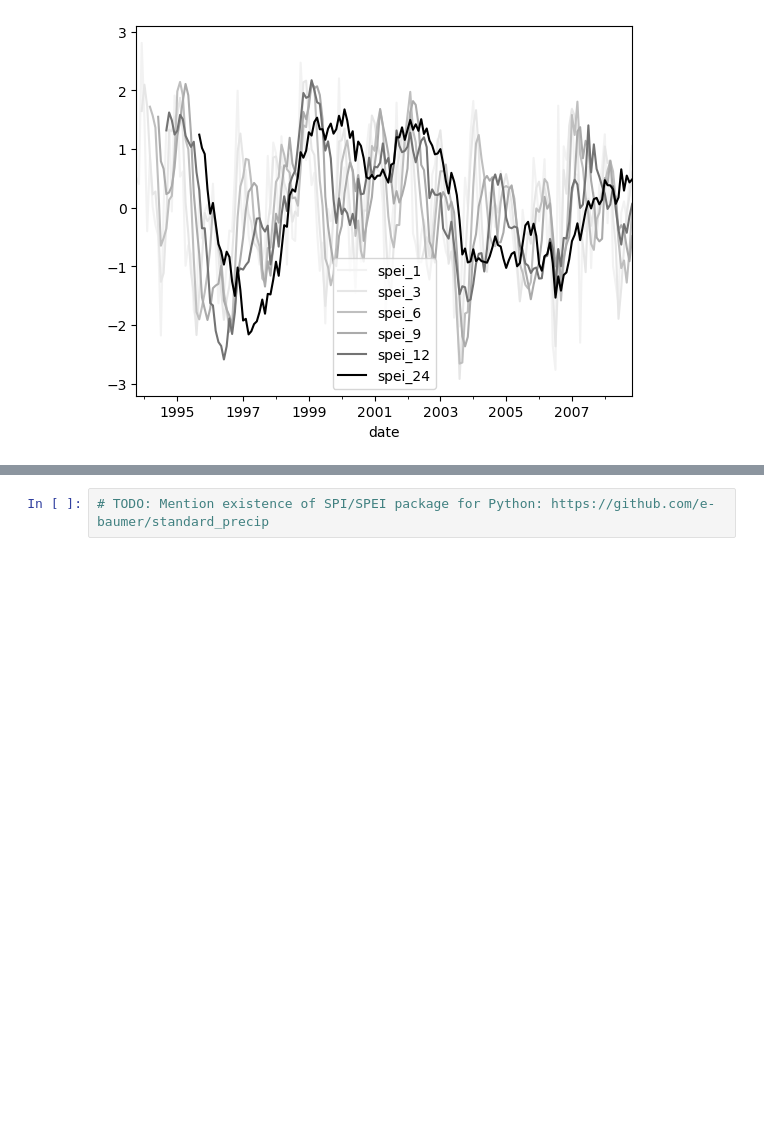
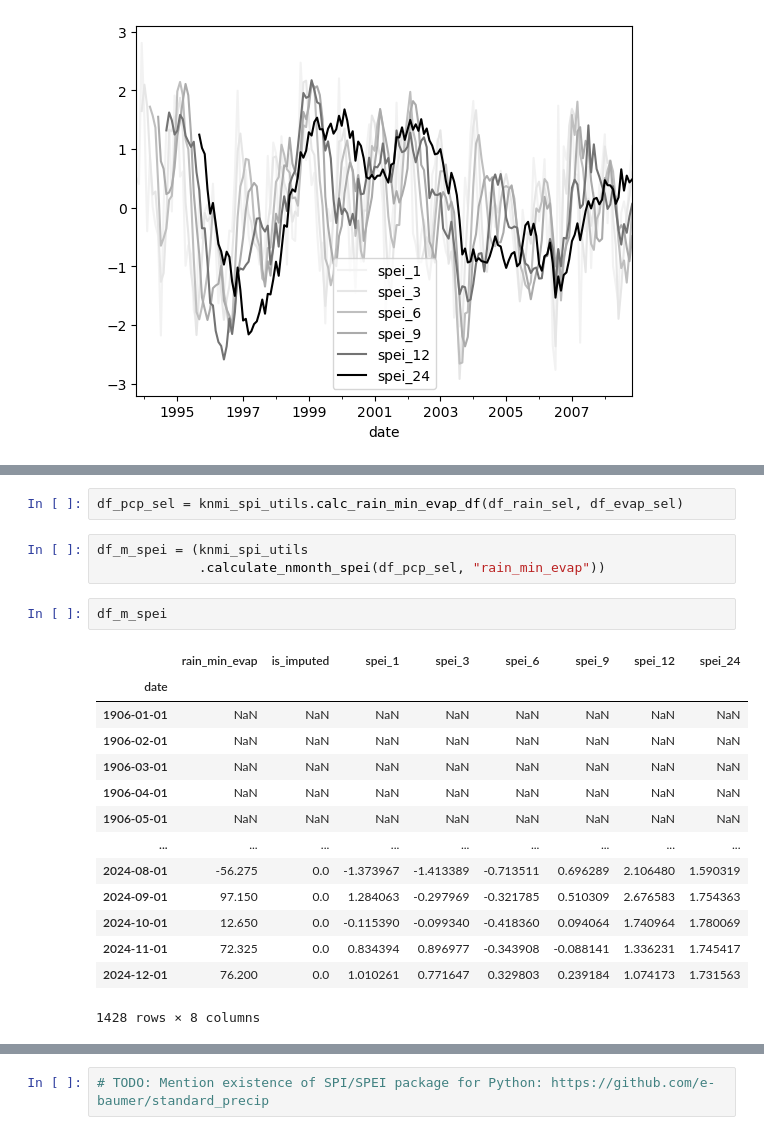
Before and after one commit to tomrooijakkers/data-science-portfolio, a Jupyter notebook: knmi-weather/03-knmi_drought_analysis.ipynb, the cells around one changed output, grey strips where cells are left out. Cells and saved outputs as stored; diff of their text form; blank space fills up the shorter version.

```diff
--- a/knmi-weather/03-knmi_spi_spei_analysis.ipynb
+++ b/knmi-weather/03-knmi_drought_analysis.ipynb
@@ -1206,0 +1258,22 @@ events_df.sort_values(f"severe_drought_spei_{spei_timeframe_m}_magnitude", ascen
+# %%
+df_pcp_sel = knmi_spi_utils.calc_rain_min_evap_df(df_rain_sel, df_evap_sel)
+# %%
+df_m_spei = (knmi_spi_utils
+             .calculate_nmonth_spei(df_pcp_sel, "rain_min_evap"))
+# %%
+df_m_spei
+# %% [output]
+|  | rain_min_evap | is_imputed | spei_1 | spei_3 | spei_6 | spei_9 | spei_12 | spei_24 |
+| date |  |  |  |  |  |  |  |  |
+| 1906-01-01 | NaN | NaN | NaN | NaN | NaN | NaN | NaN | NaN |
+| 1906-02-01 | NaN | NaN | NaN | NaN | NaN | NaN | NaN | NaN |
+| 1906-03-01 | NaN | NaN | NaN | NaN | NaN | NaN | NaN | NaN |
+| 1906-04-01 | NaN | NaN | NaN | NaN | NaN | NaN | NaN | NaN |
+| 1906-05-01 | NaN | NaN | NaN | NaN | NaN | NaN | NaN | NaN |
+| ... | ... | ... | ... | ... | ... | ... | ... | ... |
+| 2024-08-01 | -56.275 | 0.0 | -1.373967 | -1.413389 | -0.713511 | 0.696289 | 2.106480 | 1.590319 |
+| 2024-09-01 | 97.150 | 0.0 | 1.284063 | -0.297969 | -0.321785 | 0.510309 | 2.676583 | 1.754363 |
+| 2024-10-01 | 12.650 | 0.0 | -0.115390 | -0.099340 | -0.418360 | 0.094064 | 1.740964 | 1.780069 |
+| 2024-11-01 | 72.325 | 0.0 | 0.834394 | 0.896977 | -0.343908 | -0.088141 | 1.336231 | 1.745417 |
+| 2024-12-01 | 76.200 | 0.0 | 1.010261 | 0.771647 | 0.329803 | 0.239184 | 1.074173 | 1.731563 |
+1428 rows × 8 columns
```
Also changed, not shown: parts of 18 cells of this notebook, 3 other files.
